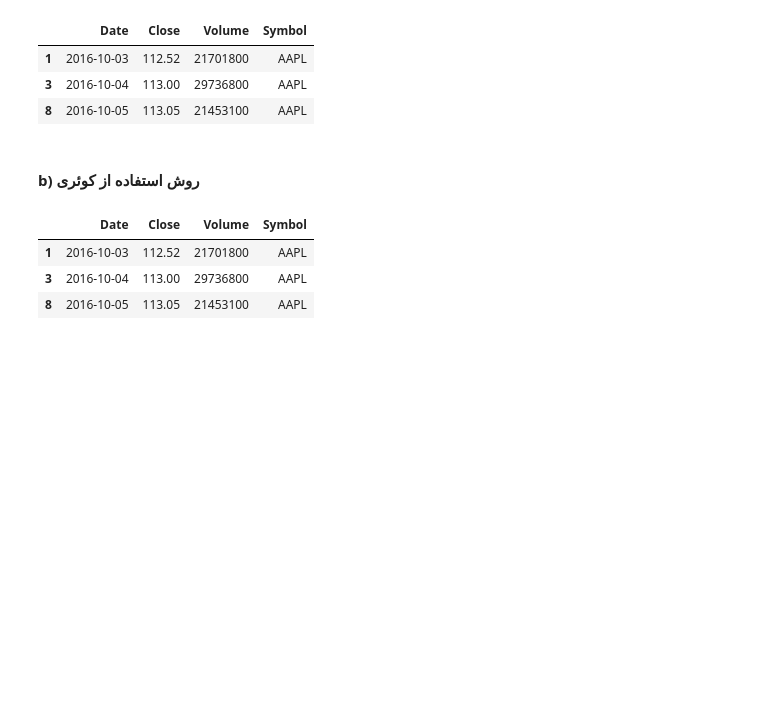
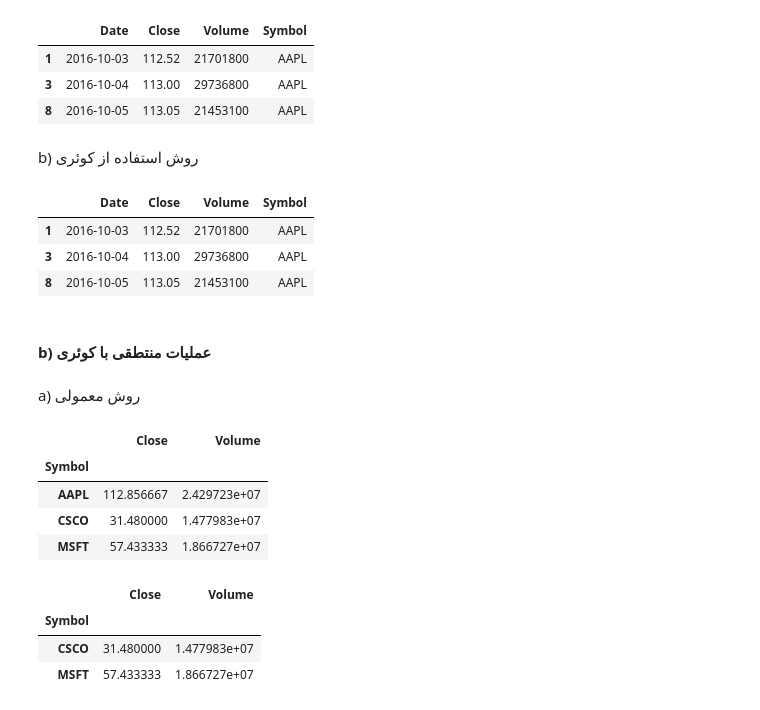
Before and after one commit to poorialari2017/ML_git001, a Jupyter notebook: MLproj002/Pooria/01 Preprocessing/Pandas/02 30Trick of Pandas.ipynb, the cells around one changed output. Saved outputs shown, nothing was run; the diff lists cells and outputs as text; code cells hidden in the pictures; blank space fills up the shorter version.

```diff
--- a/MLproj002/Pooria/01 Preprocessing/Pandas/02 30Trick of Pandas.ipynb
+++ b/MLproj002/Pooria/01 Preprocessing/Pandas/02 30Trick of Pandas.ipynb
@@ -710,7 +712,7 @@ dft09[dft09.Symbol == 'AAPL']
 | 3 | 2016-10-04 | 113.00 | 29736800 | AAPL |
 | 8 | 2016-10-05 | 113.05 | 21453100 | AAPL |
 # %% [markdown]
-#### b) روش استفاده از کوئری
+b) روش استفاده از کوئری
 # %%
 dft09.query('Symbol == "AAPL" ')
 # %% [output]
@@ -718,3 +720,24 @@ dft09.query('Symbol == "AAPL" ')
 | 1 | 2016-10-03 | 112.52 | 21701800 | AAPL |
 | 3 | 2016-10-04 | 113.00 | 29736800 | AAPL |
 | 8 | 2016-10-05 | 113.05 | 21453100 | AAPL |
+# %% [markdown]
+#### b) عملیات منتطقی با کوئری
+# %% [markdown]
+a) روش معمولی
+# %%
+dft09.groupby("Symbol").mean('Volume','Close')
+# %% [output]
+|  | Close | Volume |
+| Symbol |  |  |
+| AAPL | 112.856667 | 2.429723e+07 |
+| CSCO | 31.480000 | 1.477983e+07 |
+| MSFT | 57.433333 | 1.866727e+07 |
+# %%
+temp = dft09.groupby("Symbol").mean('Volume','Close')
+temp = temp[temp['Close'] < 100]
+temp
+# %% [output]
+|  | Close | Volume |
+| Symbol |  |  |
+| CSCO | 31.480000 | 1.477983e+07 |
+| MSFT | 57.433333 | 1.866727e+07 |
```
Also changed, not shown: parts of 6 cells of this notebook.
